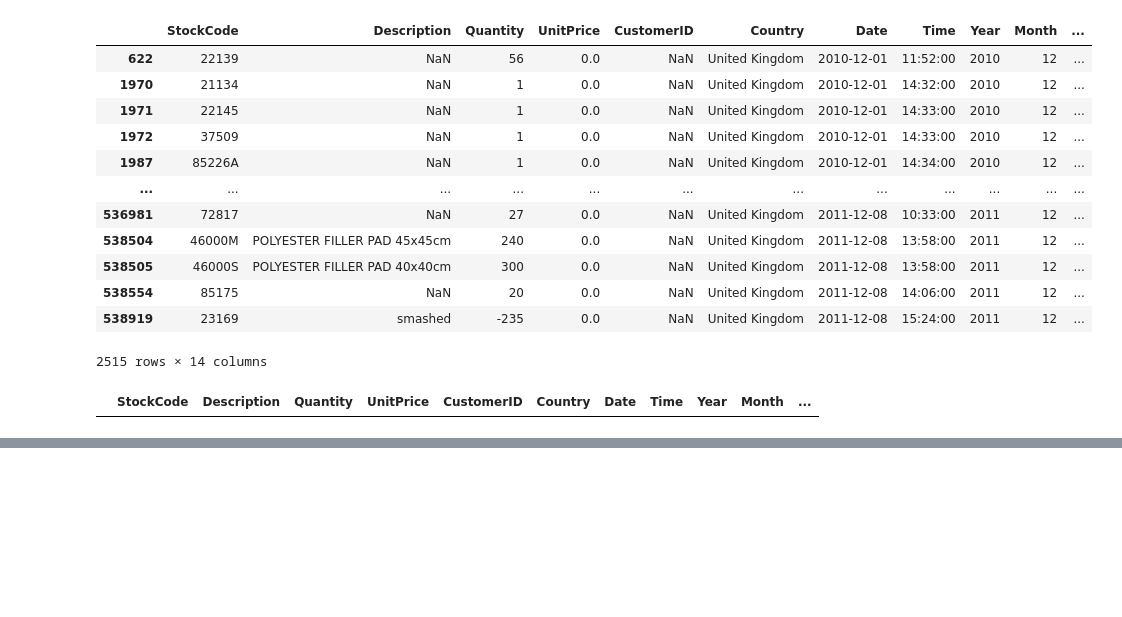
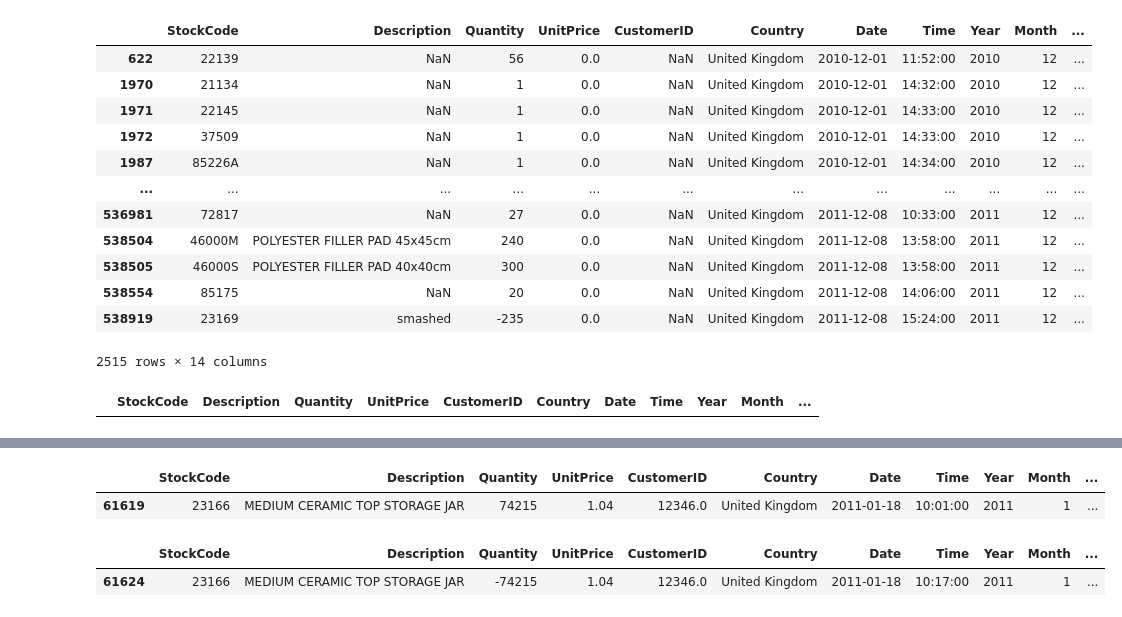
Before and after one commit to SirTee12/UK-Retail-Segmentation-Analysis, a Jupyter notebook: Data-Wrangling-and-Exploration.ipynb, the cells around one changed output, grey strips where cells are left out. Cells and saved outputs as stored; diff of their text form; code cells hidden in the pictures; blank space fills up the shorter version.

```diff
--- a/Data-Wrangling-and-Exploration.ipynb
+++ b/Data-Wrangling-and-Exploration.ipynb
@@ -298,0 +313,5 @@ filter_records(online_retail_data, 'Quantity',0, 'less')
+# %%
+# remove the record with qith quantity ==80995
+online_retail_data = remove_records(online_retail_data, 'Quantity', 80995)
+#verify
+online_retail_data.Quantity.max()
@@ -298,0 +323,10 @@ filter_records(online_retail_data, 'Quantity',0, 'less')
+# %%
+filter_records(online_retail_data, 'Quantity', 74215)
+# %% [output]
+|  | StockCode | Description | Quantity | UnitPrice | CustomerID | Country | Date | Time | Year | Month | ... |
+| 61619 | 23166 | MEDIUM CERAMIC TOP STORAGE JAR | 74215 | 1.04 | 12346.0 | United Kingdom | 2011-01-18 | 10:01:00 | 2011 | 1 | ... |
+# %%
+filter_records(online_retail_data, 'Quantity', -74215)
+# %% [output]
+|  | StockCode | Description | Quantity | UnitPrice | CustomerID | Country | Date | Time | Year | Month | ... |
+| 61624 | 23166 | MEDIUM CERAMIC TOP STORAGE JAR | -74215 | 1.04 | 12346.0 | United Kingdom | 2011-01-18 | 10:17:00 | 2011 | 1 | ... |
```
Also changed, not shown: parts of 15 cells of this notebook.
